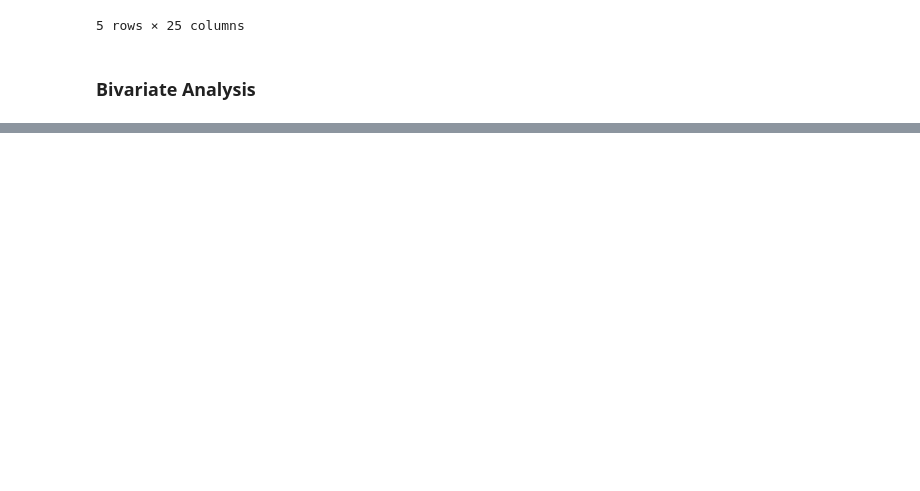
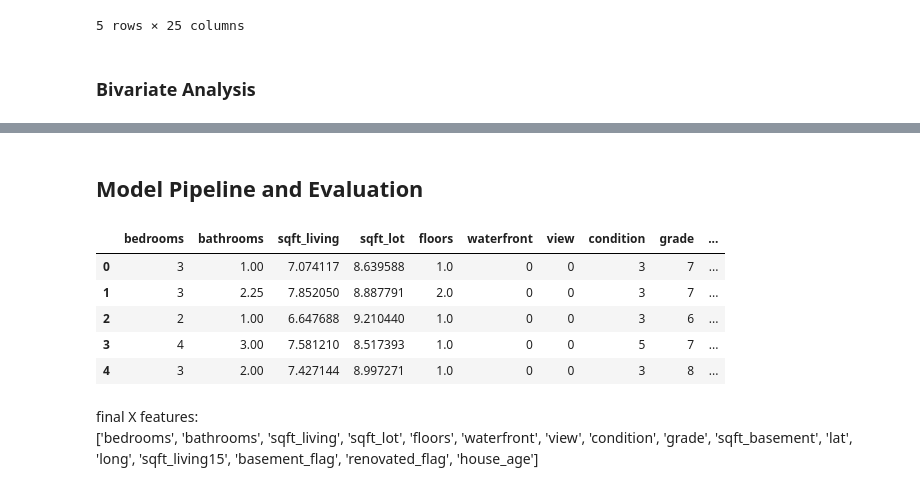
Before and after one commit to Omar-Seif/House-Sales-in-King-County-USA, a Jupyter notebook: Notebook.ipynb, the cells around one changed output, grey strips where cells are left out. Cells and saved outputs as stored; diff of their text form; code cells hidden in the pictures; blank space fills up the shorter version.

```diff
--- a/Notebook.ipynb
+++ b/Notebook.ipynb
@@ -740,0 +796,3 @@ plt.show()
+# %%
+X = df_corr_analysis.drop(columns=['price_log', 'zipcode'])
+X.columns
@@ -740,0 +821,17 @@ plt.show()
+# %% [markdown]
+## Model Pipeline and Evaluation
+# %%
+X.head()
+# %% [output]
+|  | bedrooms | bathrooms | sqft_living | sqft_lot | floors | waterfront | view | condition | grade | ... |
+| 0 | 3 | 1.00 | 7.074117 | 8.639588 | 1.0 | 0 | 0 | 3 | 7 | ... |
+| 1 | 3 | 2.25 | 7.852050 | 8.887791 | 2.0 | 0 | 0 | 3 | 7 | ... |
+| 2 | 2 | 1.00 | 6.647688 | 9.210440 | 1.0 | 0 | 0 | 3 | 6 | ... |
+| 3 | 4 | 3.00 | 7.581210 | 8.517393 | 1.0 | 0 | 0 | 5 | 7 | ... |
+| 4 | 3 | 2.00 | 7.427144 | 8.997271 | 1.0 | 0 | 0 | 3 | 8 | ... |
+# %% [markdown]
+final X features:
+['bedrooms', 'bathrooms', 'sqft_living', 'sqft_lot', 'floors',
+'waterfront', 'view', 'condition', 'grade', 'sqft_basement',
+'lat', 'long', 'sqft_living15', 'basement_flag', 'renovated_flag',
+'house_age']
```
Also changed, not shown: parts of 24 cells of this notebook.
